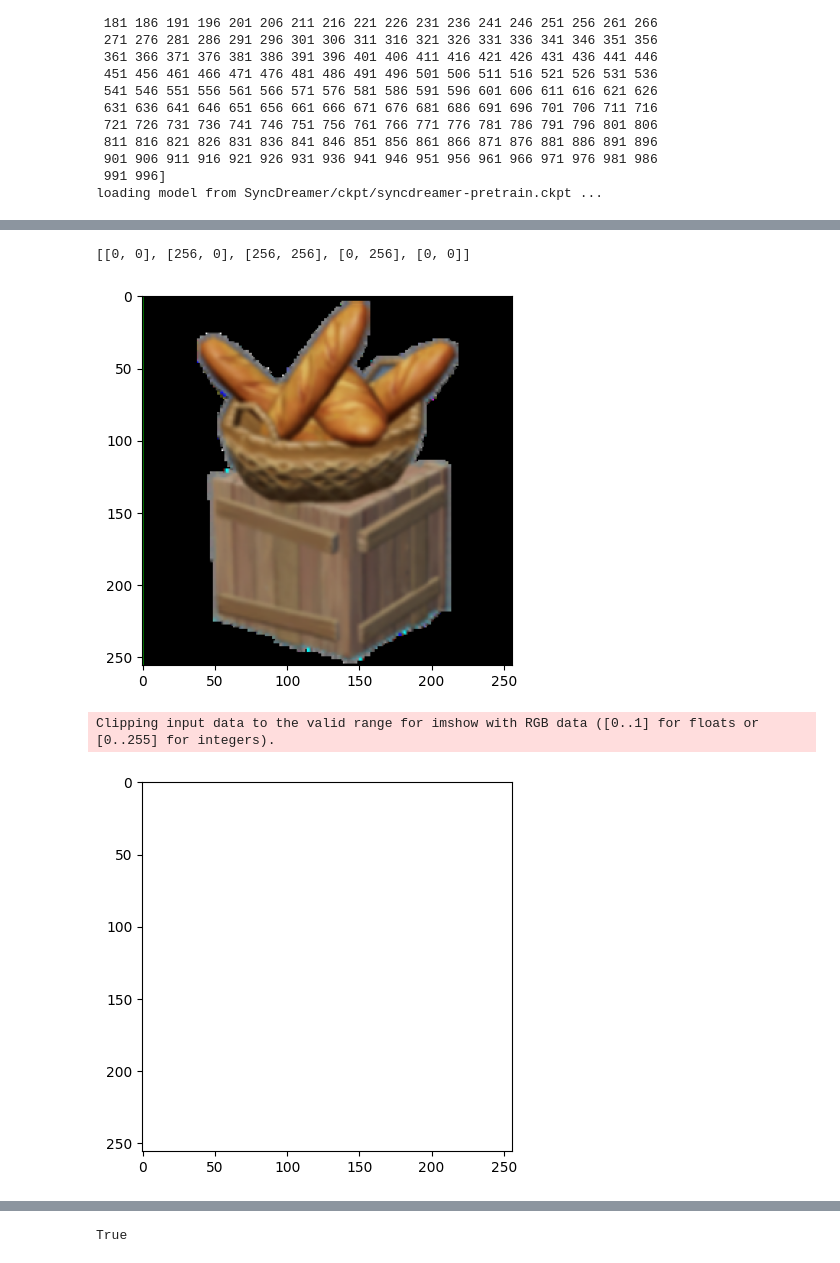
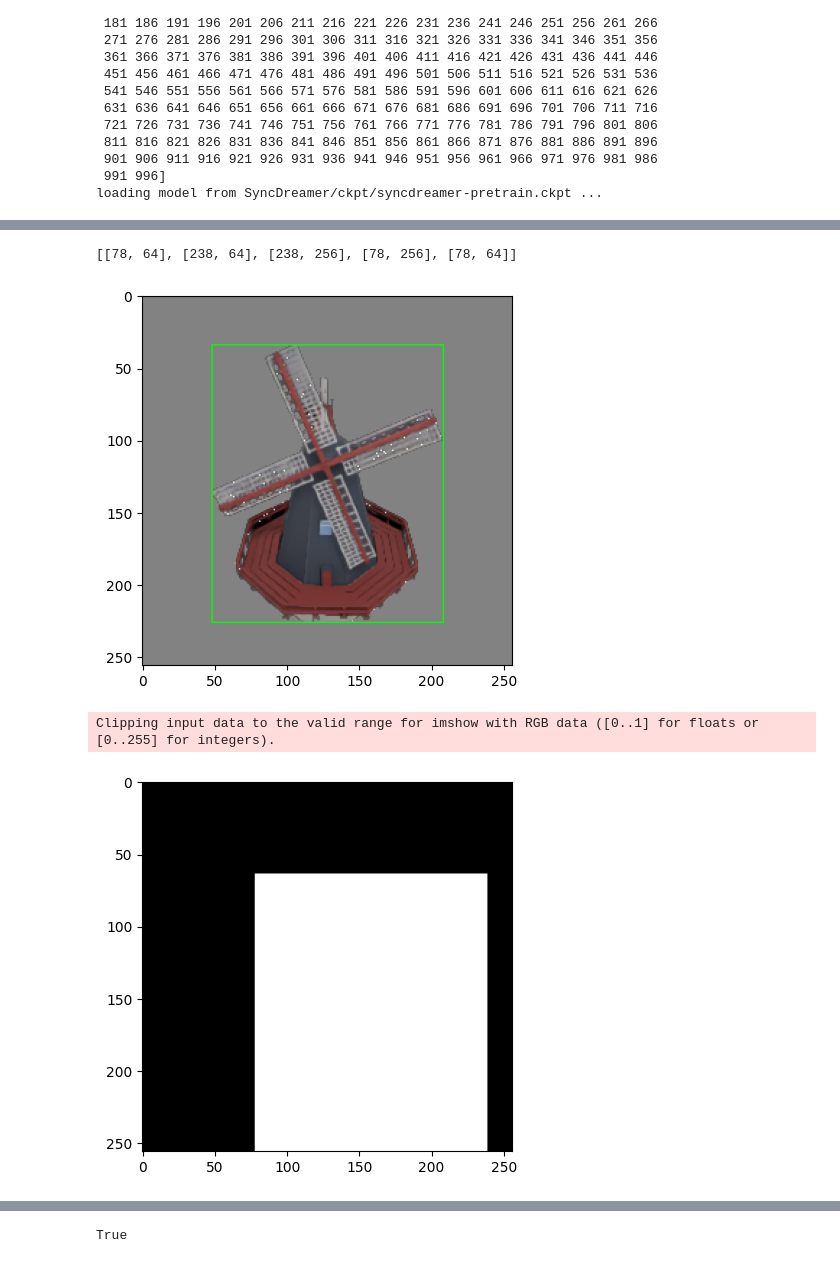
Before and after one commit to nekoshadow1/diffusers, a Jupyter notebook: examples/controlnet/inference.ipynb, the cells around one changed output, grey strips where cells are left out. Drawn from its saved outputs; the diff is of its cells as text; code cells hidden in the pictures.

```diff
--- a/examples/controlnet/inference.ipynb
+++ b/examples/controlnet/inference.ipynb
@@ -59,6 +66,8 @@ import numpy as np
 from PIL import Image
 import matplotlib.pyplot as plt
 import subprocess
+import torch
+import sys
 
 def get_bounding_box_not_equal_color(image_input, target_color, tolerance=30, x_offset=0, y_offset=0):
     # Read the image
@@ -92,6 +101,7 @@ def get_bounding_box_not_equal_color(image_input, target_color, tolerance=30, x_
         ymax = max(ymax, y + h)
     # plt.imshow(image_rgb)
     # plt.show()
+    image_foreground = image_rgb[ymin:ymax, xmin:xmax, :]
     image_rgb = cv2.UMat(image_rgb)
     cv2.rectangle(image_rgb, (xmin, ymin), (xmax, ymax), (0, 255, 0), 1)
     image_rgb = cv2.UMat.get(image_rgb)
@@ -101,6 +111,9 @@ def get_bounding_box_not_equal_color(image_input, target_color, tolerance=30, x_
     ymin = max(0, min(ymin + y_offset, 256))
     xmax = min(256, max(xmax + x_offset, 0))
     ymax = min(256, max(ymax + y_offset, 0))
+
+    target_image = np.full(image_input.shape, target_color, dtype=np.uint8)
+    target_image[ymin:ymax, xmin:xmax, :] = image_foreground
 
     bbox = [[xmin, ymin], [xmax, ymin], [xmax, ymax], [xmin, ymax]]
     bbox = bbox + [bbox[0]]
@@ -108,41 +121,44 @@ def get_bounding_box_not_equal_color(image_input, target_color, tolerance=30, x_
     cv2.fillPoly(mask_data, [np.array(bbox)], color=(255,255,255))
     # cv2.imwrite(condition_path, mask_data)
 
     # Display the result
     plt.imshow(image_rgb)
     plt.show()
     plt.imshow(mask_data)
     plt.show()
+    plt.imshow(target_image)
+    plt.show()
 
 def add_margin(pil_img, color=0, size=256):
     width, height = pil_img.size
     result = Image.new(pil_img.mode, (size, size), color)
     result.paste(pil_img, ((size - width) // 2, (size - height) // 2))
     return result
 
 # Replace 'your_image_path.jpg' with the actual path to your image file
 # Replace 'target_color' with the RGB values of the color you want to exclude
 image_size = 256
 # img_name = '01ef5233779b474983a4c1f552107a45_000_y_-0.2.png'
-img_name = 'bread.png'
-input_path = img_name
-output_path = input_path
+img_name = '01ef5233779b474983a4c1f552107a45_000.png'
+input_path = 'testset/' + img_name
+output_path = 'preprocessed/' + img_name
 
-python foreground_segment.py --input <image-file-to-input> --output <image-file-in-png-format-to-output>
+x_offset = 30 #horizontal
+y_offset = 30 #vertical
 
-subprocess.run(['python', 'foreground_segment.py', '--input', input_path, '--output', output_path])
+# subprocess.run([sys.executable, 'foreground_segment.py', '--input', input_path, '--output', output_path])
 
-image_input = Image.open(input_path)
+image_input = Image.open(output_path)
 condition_path = 'condition/' + img_name
 
 image_input = add_margin(image_input, size=max(image_input.height, image_input.width))
 image_input = image_input.resize((image_size, image_size), resample=Image.BICUBIC)
 image_input = np.array(image_input)[:,:,:3].reshape(image_input.size[1], image_input.size[0], 3)
 background_color = image_input[0,0,:]
 
-get_bounding_box_not_equal_color(image_input, target_color=background_color, tolerance=30, x_offset=0, y_offset=0)
+get_bounding_box_not_equal_color(image_input, target_color=background_color, tolerance=30, x_offset=x_offset, y_offset=y_offset)
 # %% [output]
-[[0, 0], [256, 0], [256, 256], [0, 256], [0, 0]]
+[[78, 64], [238, 64], [238, 256], [78, 256], [78, 64]]
-[figure, old version]
+[figure, new version]
 Clipping input data to the valid range for imshow with RGB data ([0..1] for floats or [0..255] for integers).
-[figure, old version]
+[figure, new version]
```
Also changed, not shown: parts of 5 cells of this notebook.
